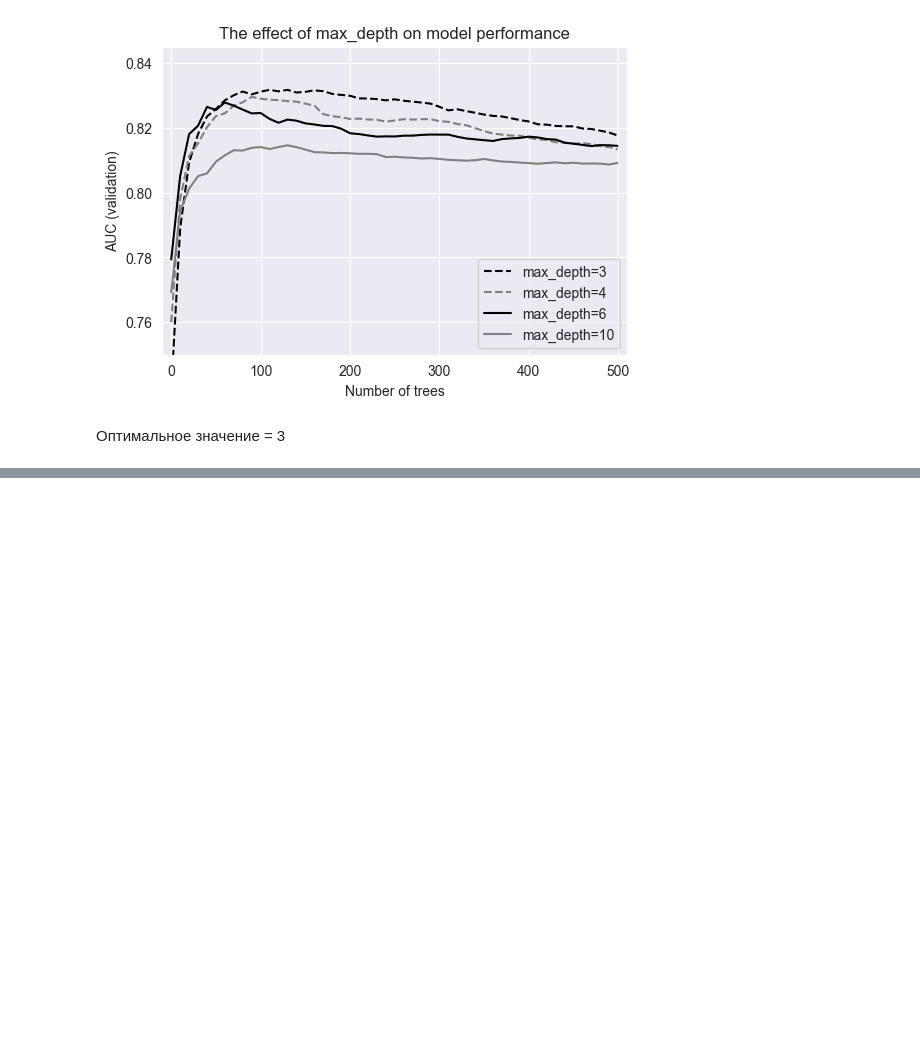
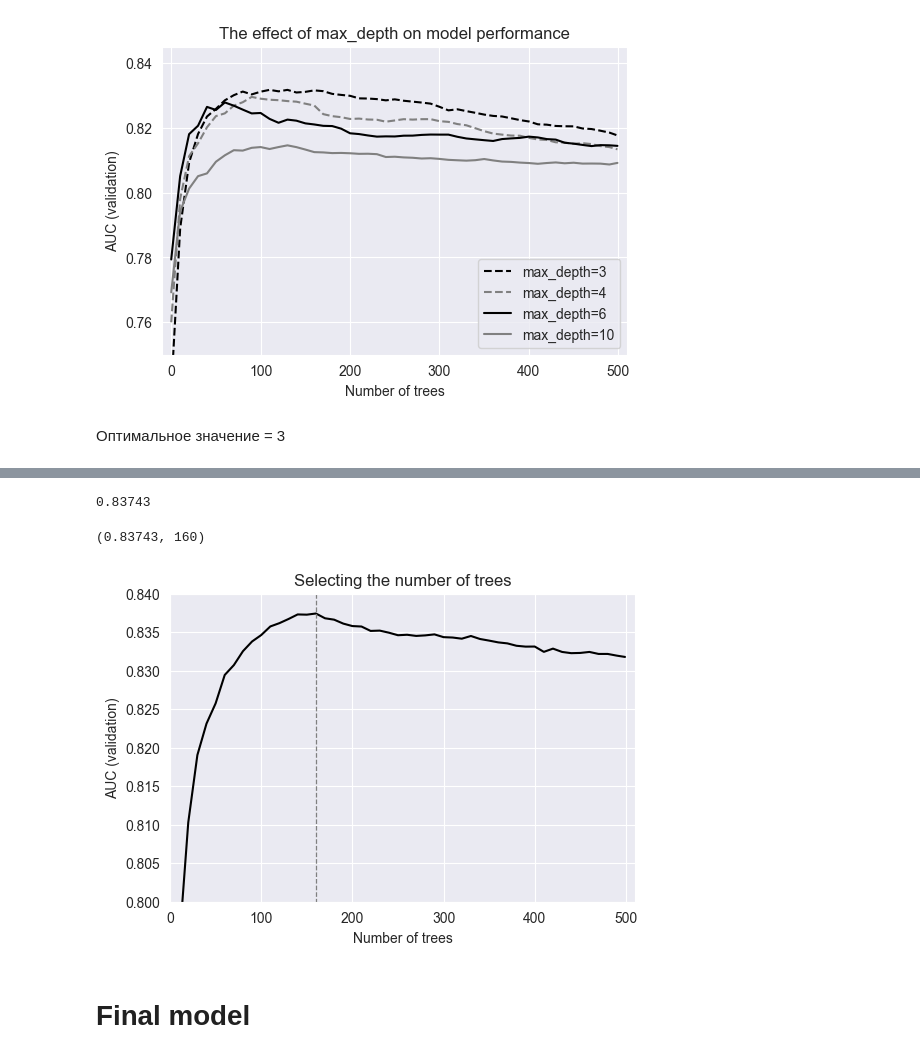
Before and after one commit to EgorSinitsyn/ML_BookCamp, a Jupyter notebook: [Classification]/Logistic_regression/D_Tree + R_Forest + XGBoost/chapter-06-CreditScoring.ipynb, the cells around one changed output, grey strips where cells are left out. Drawn from its saved outputs; the diff is of its cells as text; code cells hidden in the pictures; blank space fills up the shorter version.

```diff
--- a/[Classification]/Logistic_regression/D_Tree + R_Forest + XGBoost/chapter-06-CreditScoring.ipynb
+++ b/[Classification]/Logistic_regression/D_Tree + R_Forest + XGBoost/chapter-06-CreditScoring.ipynb
@@ -1053,0 +1190,34 @@ plt.show()
+# %%
+tree, _, aucs_val = parse_xgb_output(output)
+print(max(aucs_val))
+# %% [output]
+0.83743
+# %%
+max(zip(aucs_val, tree))
+# %% [output]
+(0.83743, 160)
+# %%
+plt.figure(figsize=(6, 4))
+
+plt.plot(tree, aucs_val, color='black', linestyle='solid')
+
+
+plt.ylim(0.80, 0.84)
+plt.xlim(0, 510)
+plt.xticks(range(0, 501, 100))
+plt.yticks(np.linspace(0.80, 0.84, 9))
+
+
+plt.vlines(160, 0, 1, color='grey', linestyle='dashed', linewidth=0.9)
+
+plt.title('Selecting the number of trees')
+plt.xlabel('Number of trees')
+plt.ylabel('AUC (validation)')
+
+# plt.savefig('ch06-figures/06_xgb_number_trees.svg')
+
+plt.show()
+# %% [output]
+[figure, added]
+# %% [markdown]
+# Final model
```
Also changed, not shown: parts of 53 cells of this notebook.
